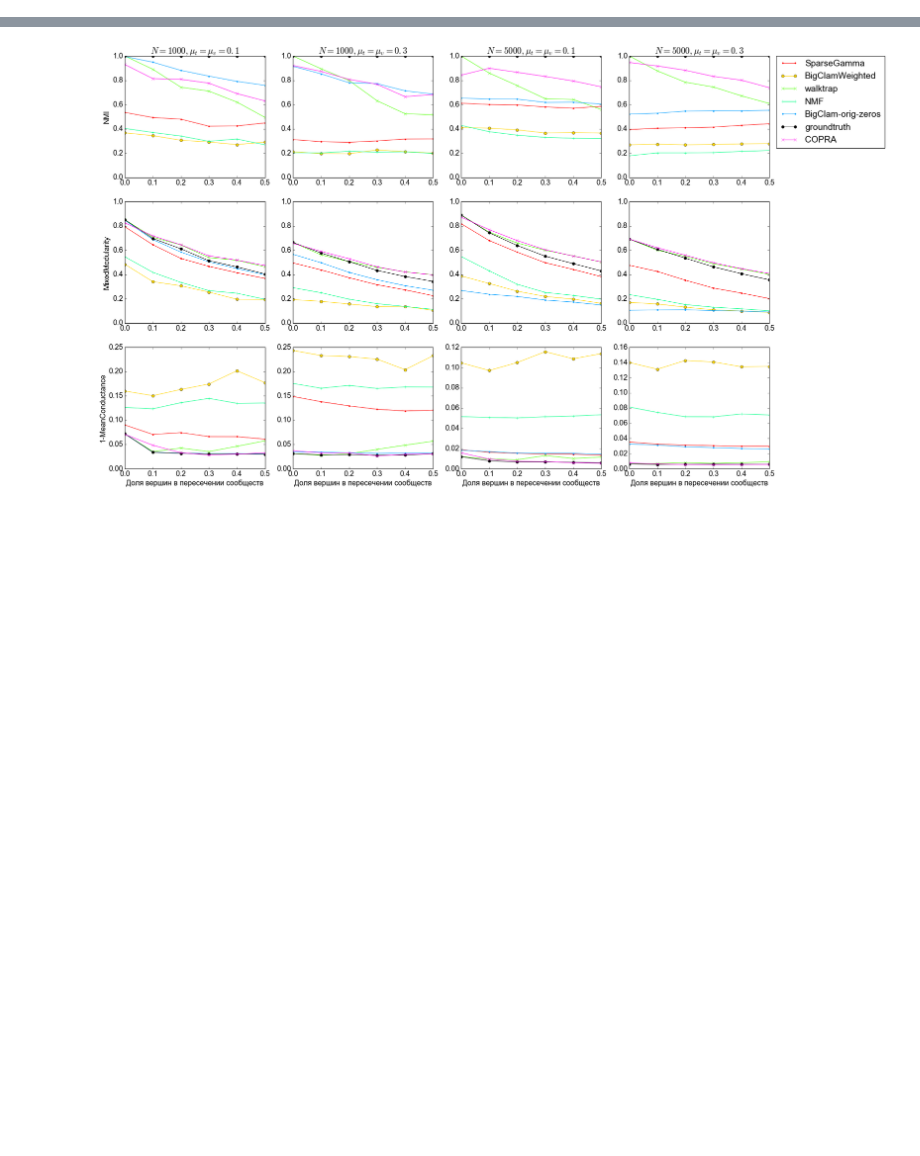
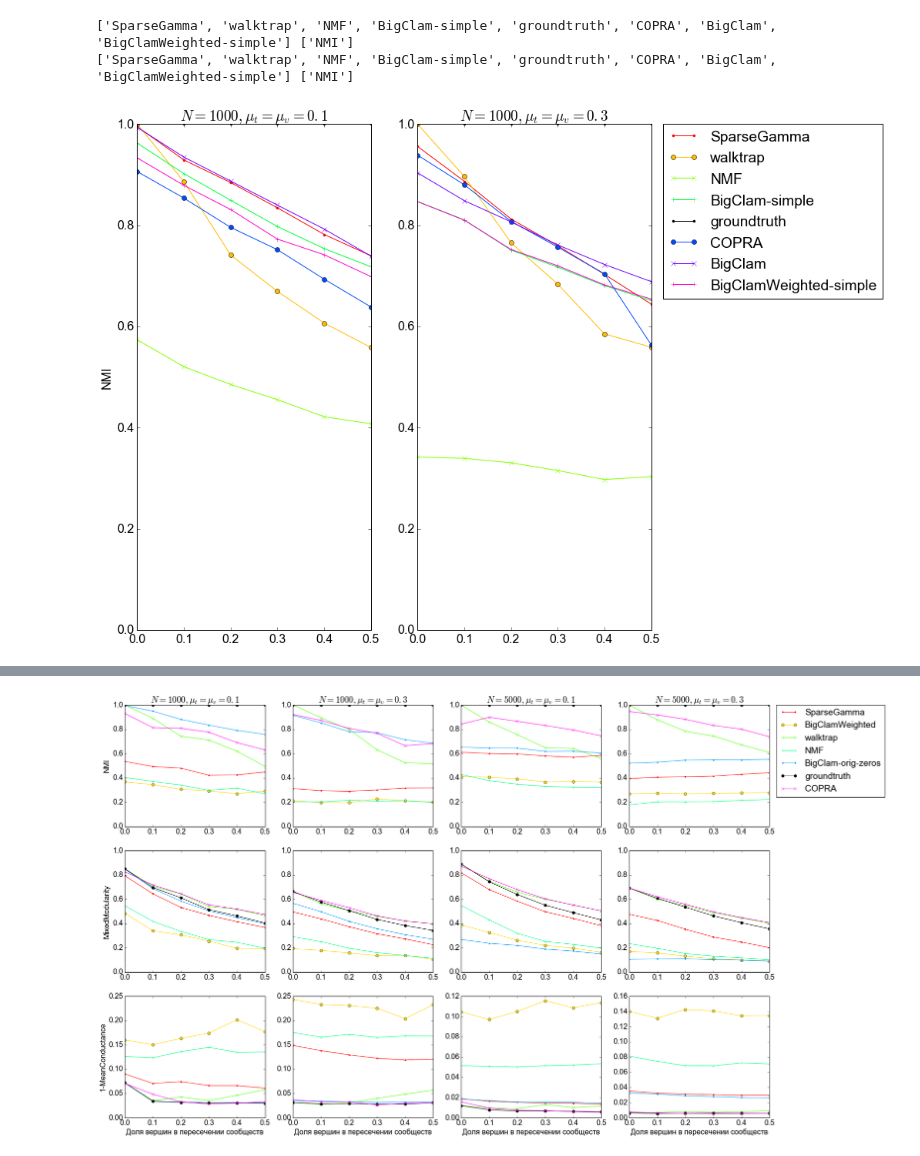
Before and after one commit to yangkuoone/WeiCLAM, a Jupyter notebook: code/temp_drawing.ipynb, the cells around one changed output, grey strips where cells are left out. Cells and saved outputs as stored; diff of their text form; code cells hidden in the pictures; blank space fills up the shorter version.

```diff
--- a/code/temp_drawing.ipynb
+++ b/code/temp_drawing.ipynb
@@ -69,3 +69,19 @@ def draw_res(res_path='../data/dumps/models_res_full-dump', k=1, legend=False):
         if indx < 2:
             plt.ylim([0, 1])
     plt.savefig('../plots/{}_{}.eps'.format(data_params['N'], data_params['mut']))
+# %%
+#plt.figure(figsize=(25, 16))
+plt.figure(figsize=(25, 40))
+
+data_params['N'] = 1000
+data_params['mut'] = 0.1
+data_params['muw'] = 0.1
+draw_res('../data/dumps/NewGetCommsRule2-dump-{}-{}'.format(data_params['N'], data_params['mut']))
+
+data_params['mut'] = 0.3
+data_params['muw'] = 0.3
+draw_res('../data/dumps/NewGetCommsRule2-dump-{}-{}'.format(data_params['N'], data_params['mut']), k=2, legend=True)
+# %% [output]
+['SparseGamma', 'walktrap', 'NMF', 'BigClam-simple', 'groundtruth', 'COPRA', 'BigClam', 'BigClamWeighted-simple'] ['NMI']
+['SparseGamma', 'walktrap', 'NMF', 'BigClam-simple', 'groundtruth', 'COPRA', 'BigClam', 'BigClamWeighted-simple'] ['NMI']
+[figure, added]
```
Also changed, not shown: parts of 3 cells of this notebook, 7 other files.
